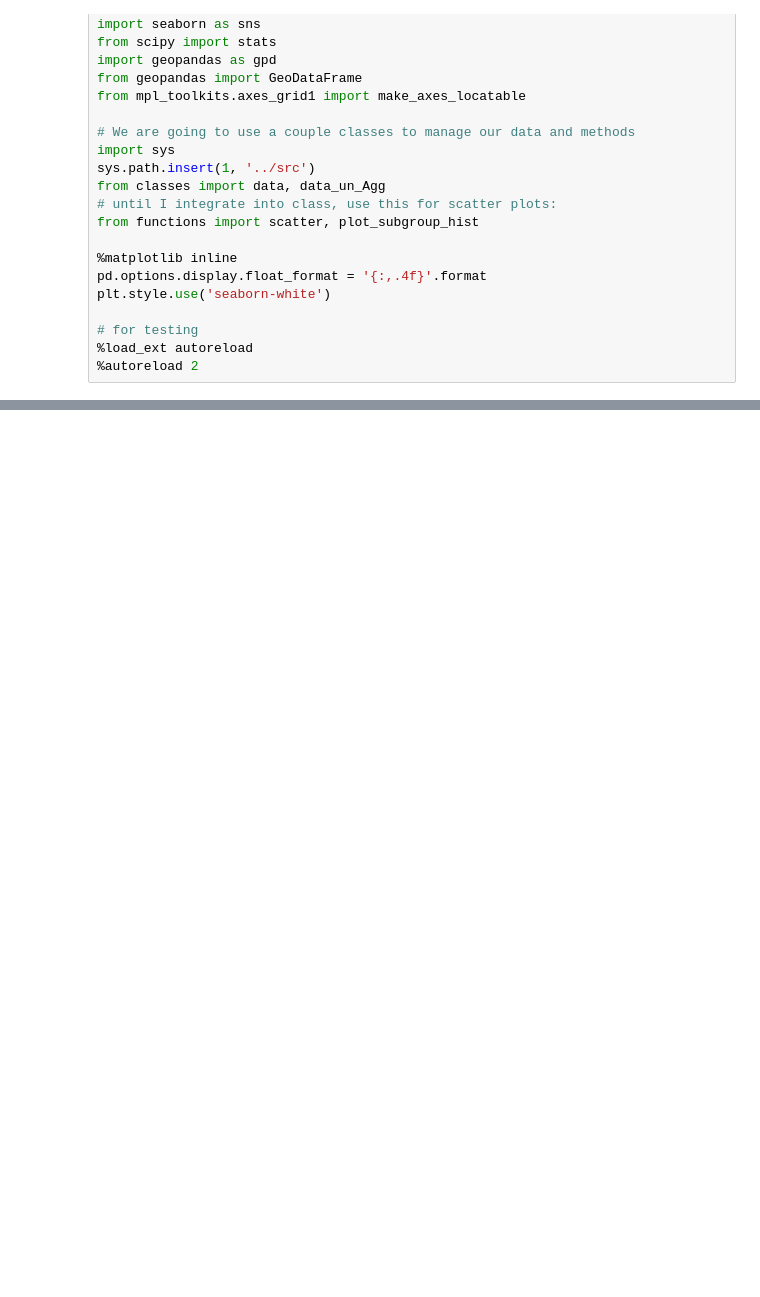
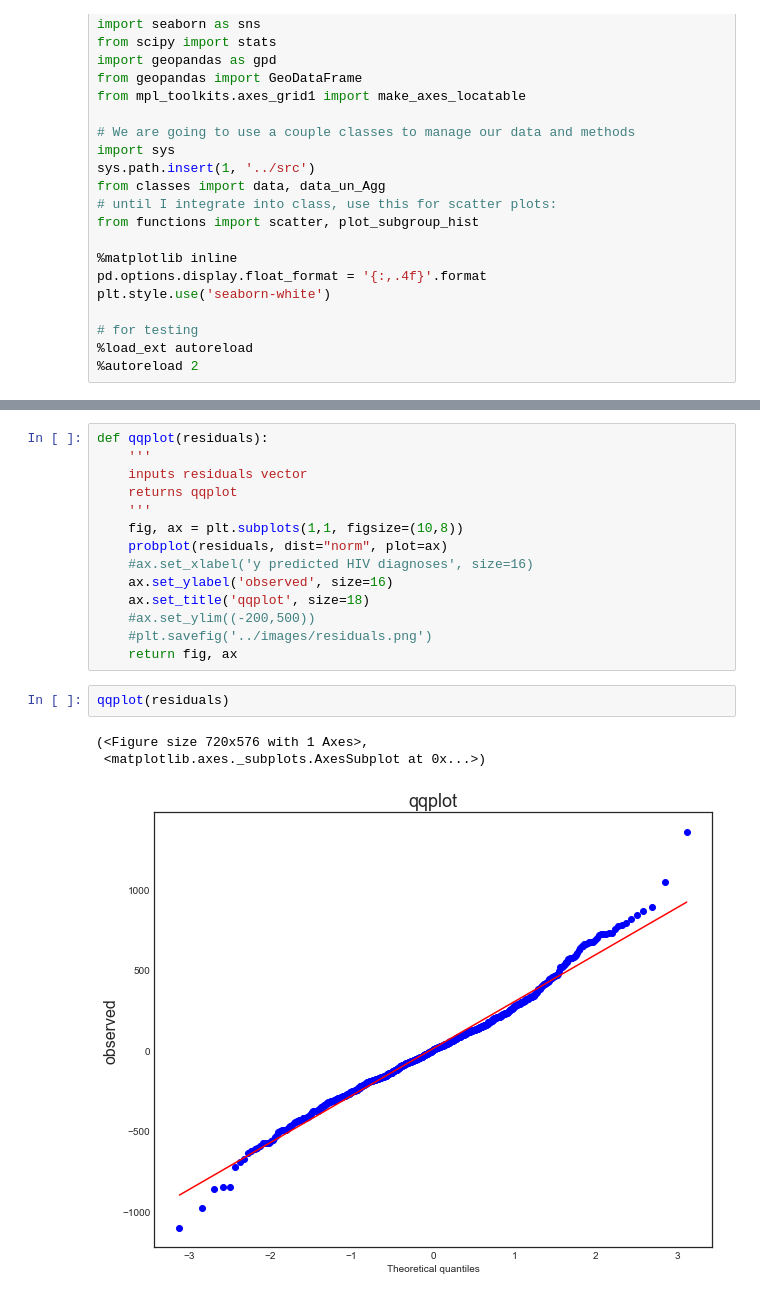
Before and after one commit to paultanger/realty-markets-analyzer, a Jupyter notebook: notebooks/lin_regression.ipynb, the cells around one changed output, grey strips where cells are left out. Saved outputs shown, nothing was run; the diff lists cells and outputs as text; blank space fills up the shorter version.

```diff
--- a/notebooks/lin_regression.ipynb
+++ b/notebooks/lin_regression.ipynb
@@ -73,0 +310,20 @@ array(['AL', 'AR', 'AZ', 'CA', 'CO', 'CT', 'DC', 'DE', 'FL', 'GA', 'HI',
+# %%
+def qqplot(residuals):
+    '''
+    inputs residuals vector
+    returns qqplot
+    '''
+    fig, ax = plt.subplots(1,1, figsize=(10,8))
+    probplot(residuals, dist="norm", plot=ax)
+    #ax.set_xlabel('y predicted HIV diagnoses', size=16)
+    ax.set_ylabel('observed', size=16)
+    ax.set_title('qqplot', size=18)
+    #ax.set_ylim((-200,500))
+    #plt.savefig('../images/residuals.png')
+    return fig, ax
+# %%
+qqplot(residuals)
+# %% [output]
+(<Figure size 720x576 with 1 Axes>,
+ <matplotlib.axes._subplots.AxesSubplot at 0x...>)
+[figure, added]
```
Also changed, not shown: parts of 90 cells of this notebook, 1 other file.
